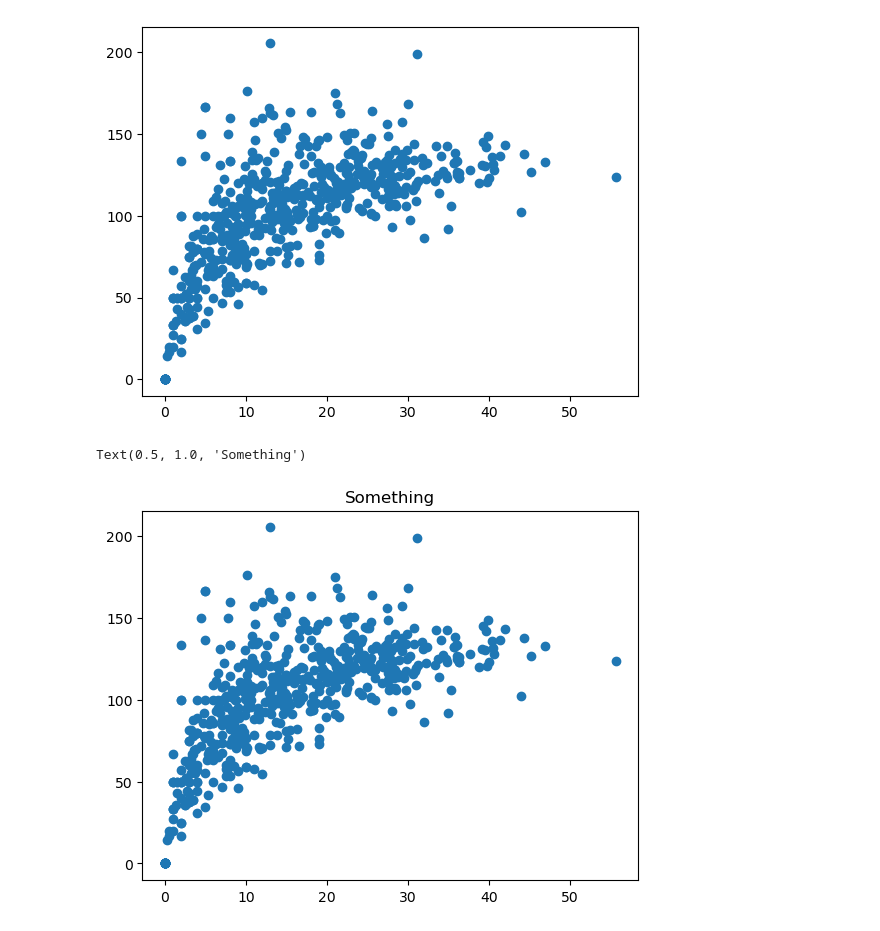
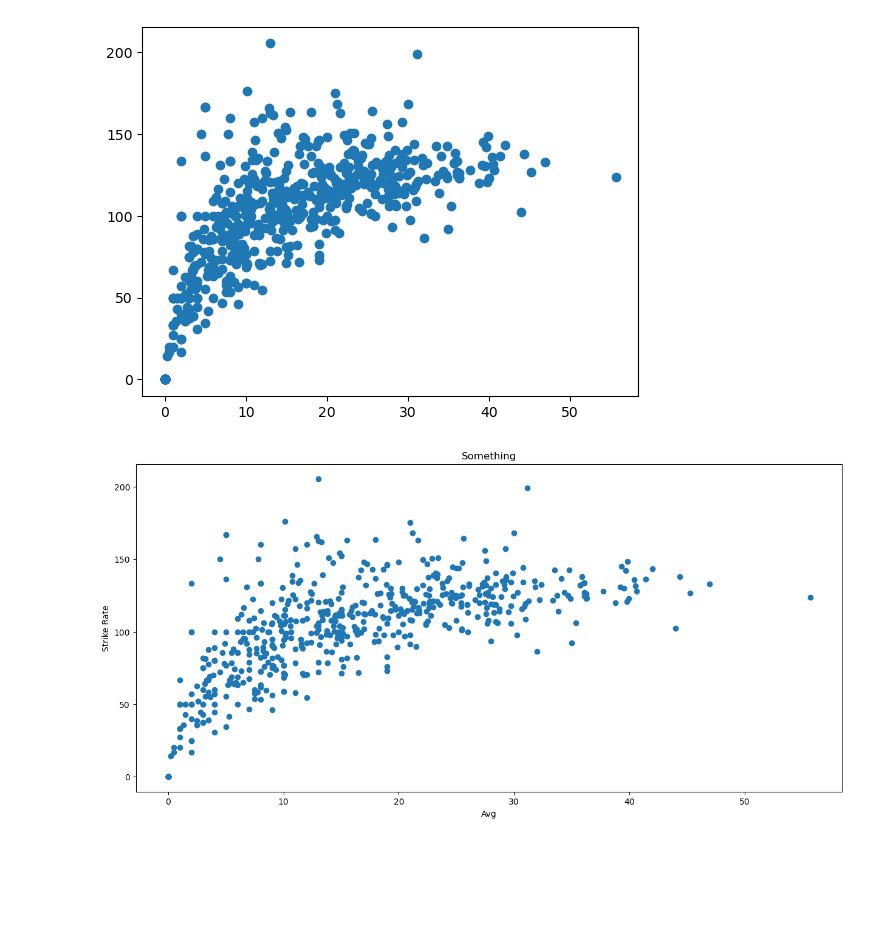
Before and after one commit to shubhammgits/Python-DS-AIML, a Jupyter notebook: MATPLOTLIB/advanced.ipynb, the cells around one changed output. Drawn from its saved outputs; the diff is of its cells as text; code cells hidden in the pictures; blank space fills up the shorter version.

```diff
--- a/MATPLOTLIB/advanced.ipynb
+++ b/MATPLOTLIB/advanced.ipynb
@@ -139,11 +139,13 @@ plt.scatter(batters['avg'], batters['strike_rate'])
 <matplotlib.collections.PathCollection at 0x...>
 [figure]
 # %%
-fig, ax = plt.subplots()
+fig, ax = plt.subplots(figsize = (15,7))
 
 ax.scatter(batters['avg'], batters['strike_rate'])
 ax.set_title('Something')
-ax.set_x
+ax.set_xlabel('Avg')
+ax.set_ylabel('Strike Rate')
+
+fig.show()
 # %% [output]
-Text(0.5, 1.0, 'Something')
-[figure, old version]
+[figure, new version]
```
